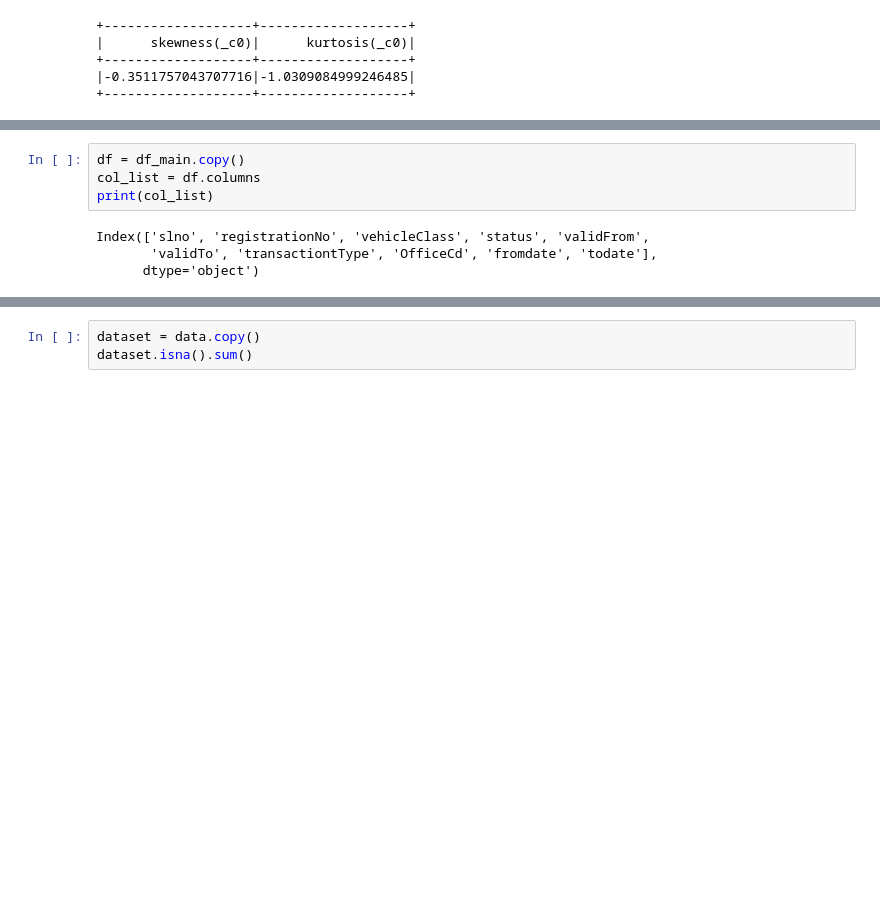
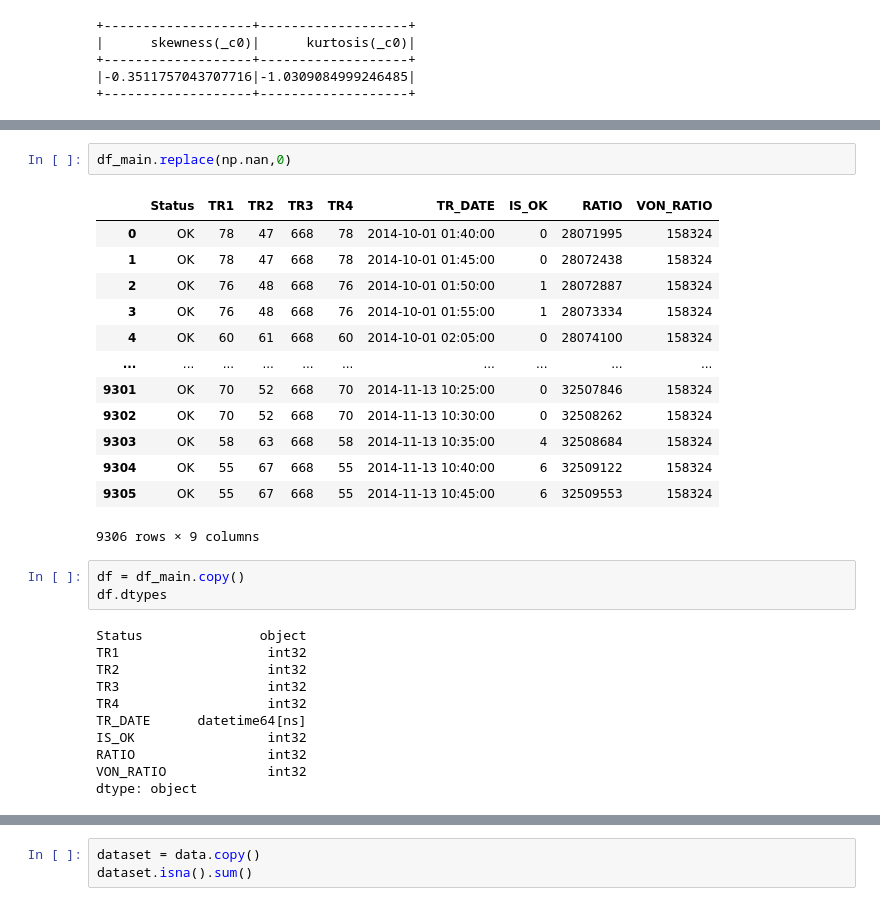
Before and after one commit to digitalhemanth/Data-Science, a Jupyter notebook: Scikit Learn/dataset_1/spark_hadoop_ml_1.ipynb, the cells around one changed output, grey strips where cells are left out. Saved outputs shown, nothing was run; the diff lists cells and outputs as text; blank space fills up the shorter version.

```diff
--- a/Scikit Learn/dataset_1/spark_hadoop_ml_1.ipynb
+++ b/Scikit Learn/dataset_1/spark_hadoop_ml_1.ipynb
@@ -85,8 +91,30 @@ print(tf.__version__)
+# %%
+df_main.replace(np.nan,0)
+# %% [output]
+|  | Status | TR1 | TR2 | TR3 | TR4 | TR_DATE | IS_OK | RATIO | VON_RATIO |
+| 0 | OK | 78 | 47 | 668 | 78 | 2014-10-01 01:40:00 | 0 | 28071995 | 158324 |
+| 1 | OK | 78 | 47 | 668 | 78 | 2014-10-01 01:45:00 | 0 | 28072438 | 158324 |
+| 2 | OK | 76 | 48 | 668 | 76 | 2014-10-01 01:50:00 | 1 | 28072887 | 158324 |
+| 3 | OK | 76 | 48 | 668 | 76 | 2014-10-01 01:55:00 | 1 | 28073334 | 158324 |
+| 4 | OK | 60 | 61 | 668 | 60 | 2014-10-01 02:05:00 | 0 | 28074100 | 158324 |
+| ... | ... | ... | ... | ... | ... | ... | ... | ... | ... |
+| 9301 | OK | 70 | 52 | 668 | 70 | 2014-11-13 10:25:00 | 0 | 32507846 | 158324 |
+| 9302 | OK | 70 | 52 | 668 | 70 | 2014-11-13 10:30:00 | 0 | 32508262 | 158324 |
+| 9303 | OK | 58 | 63 | 668 | 58 | 2014-11-13 10:35:00 | 4 | 32508684 | 158324 |
+| 9304 | OK | 55 | 67 | 668 | 55 | 2014-11-13 10:40:00 | 6 | 32509122 | 158324 |
+| 9305 | OK | 55 | 67 | 668 | 55 | 2014-11-13 10:45:00 | 6 | 32509553 | 158324 |
+9306 rows × 9 columns
 # %%
 df = df_main.copy()
-col_list = df.columns
-print(col_list)
+df.dtypes
 # %% [output]
-Index(['slno', 'registrationNo', 'vehicleClass', 'status', 'validFrom',
-       'validTo', 'transactiontType', 'OfficeCd', 'fromdate', 'todate'],
-      dtype='object')
+Status               object
+TR1                   int32
+TR2                   int32
+TR3                   int32
+TR4                   int32
+TR_DATE      datetime64[ns]
+IS_OK                 int32
+RATIO                 int32
+VON_RATIO             int32
+dtype: object
```
Also changed, not shown: parts of 20 cells of this notebook.
